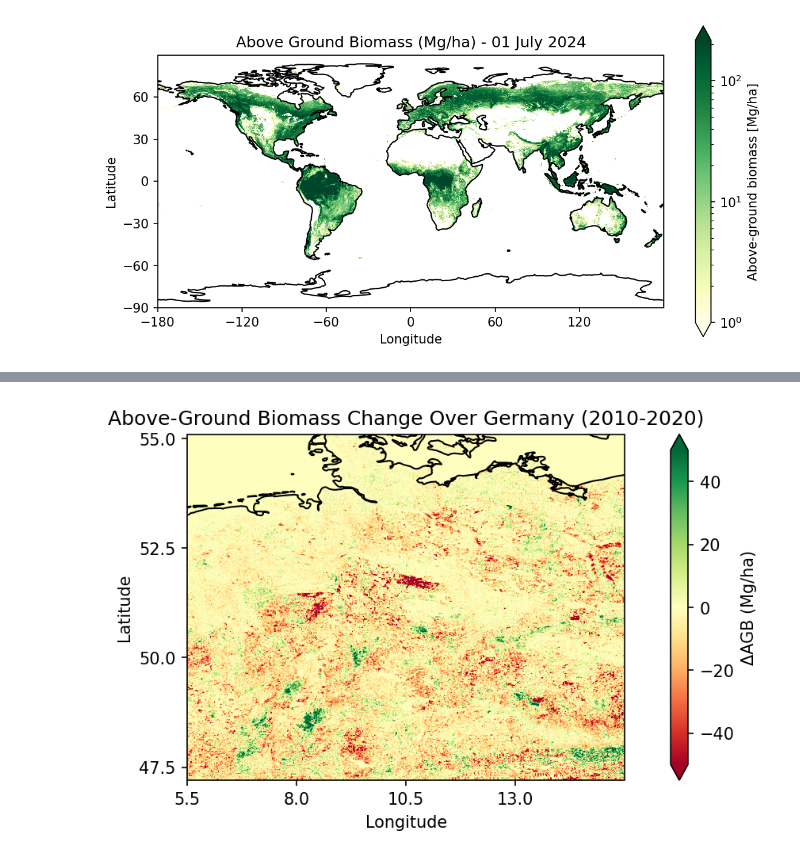
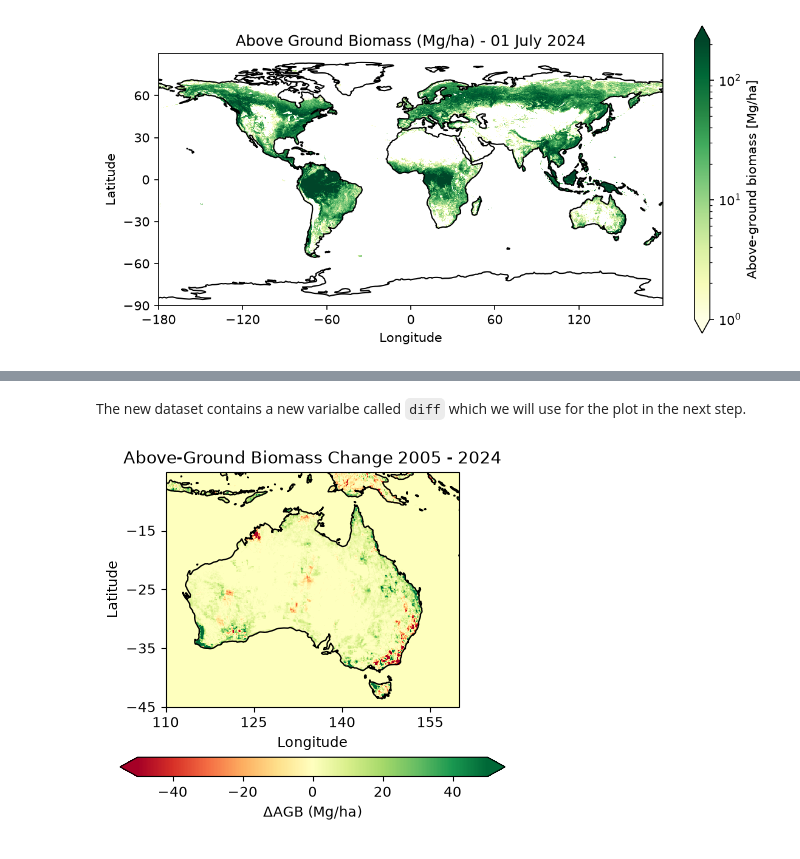
Before and after one commit to esa-cci/cci-notebooks, a Jupyter notebook: notebooks/Biomass_CCI.ipynb, the cells around one changed output, grey strips where cells are left out. Drawn from its saved outputs; the diff is of its cells as text; code cells hidden in the pictures.

```diff
--- a/notebooks/Biomass_CCI.ipynb
+++ b/notebooks/Biomass_CCI.ipynb
@@ -95,7 +98,7 @@ Before opening the dataset, we define a few key parameters:
 - **Variables**: which data variable(s) to retrieve
 - *(Optional)* **Bounding box**: spatial region of interest — here we skip it to load the global dataset
 # %%
-variables = ['agb']  # Variable to retrieve
+variables = ['agb', 'agb_sd']  # Variable to retrieve
 start_date = '2014-01-01'    # Start and end date (same for a single timestep)
 end_date = '2024-12-31'
 # %% [markdown]
@@ -265,3 +276,0 @@ We start again by defining the data ID and inspecting the dataset.
-# %%
-data_id = 'esacci.BIOMASS.yr.L4.AGB.multi-sensor.multi-platform.DIFF.7-0.1000m-2020-2010'
-cci_store.describe_data(data_id)
@@ -272,13 +277,9 @@ The variable we would like to plot here is called `diff` which we will define wh
 # %%
-# Building a subset for Germany and saving it into a new dataset
-bbox = [5.5, 47.2, 15.5, 55.1] # bounding box or Germany, the values are given as lon_min, lat_min, lon_max, lat_max
-
-# Opening the data with the toolbox
-biomass_diff, biomass_diff_name = open_data(data_id,var_names="diff")
+# defining the bounding box
+bbox = [110,-45,160,-5] # the values are given as lon_min, lat_min, lon_max, lat_max
 
 # Calling the spatial subset operator
 subset_spatial_op = get_op('subset_spatial')
 
 # Applying the spatial subset operator on the biomass dataset with the above defined bbox
-biomass_sub = subset_spatial_op(ds=biomass_diff, region=bbox)
-biomass_sub
+biomass_sub = subset_spatial_op(ds=biomass_ds, region=bbox)
@@ -372,0 +286,7 @@ POLYGON((5.490000000000009 47.21, 5.490000000000009 55.099999999999994, 15.50000
+# %%
+# importing the agb_change operator
+from esa_climate_toolbox.ops import agb_change
+
+# defining a new dataset with the change in above ground biomass agb, using the subset built above
+diff_ds = agb_change(ds=biomass_sub,reference="2005-07-02",difference="2024-07-01", agb_name='agb')
+diff_ds
@@ -373,30 +340,36 @@ POLYGON((5.490000000000009 47.21, 5.490000000000009 55.099999999999994, 15.50000
+# %% [markdown]
+The new dataset contains a new varialbe called `diff` which we will use for the plot in the next step.
 # %%
+import matplotlib.colors as mcolors
+
 # defining the limits of the colorbar and the center of the colormap
-norm = TwoSlopeNorm(vmin=-50, vcenter=0, vmax=50)
+norm = mcolors.TwoSlopeNorm(vmin=-50, vcenter=0, vmax=50)
 
 # defining the dates for the title by reading the data_id
 start_year, end_year = data_id.split('-')[-2:]
 dataset_year = f"{end_year}-{start_year}"
 
 
 plot_map(
-    biomass_sub,
+    diff_ds,
     var="diff",
     projection="PlateCarree",
-    title="Above-Ground Biomass Change Over Germany (" + dataset_year + ")",
+    title="Above-Ground Biomass Change 2005 - 2024",
     region=bbox,
     properties=dict(cmap="RdYlGn",
                     shading="auto",
-                    xticks=np.arange(5.5, 15.5, 2.5),
-                    yticks=np.arange(47.5, 55.5, 2.5),
+                    xticks=np.arange(110, 165, 15),
+                    yticks=np.arange(-45, -10, 10),
                     norm=norm,
                     cbar_kwargs={
-                        "label": "ΔAGB (Mg/ha)"
+                        "label": "ΔAGB (Mg/ha)",
+                        "location": "bottom",
+                        "shrink": 0.5
                     }
                     )
 )
 plt.gca().set_xlabel("Longitude")
 plt.gca().set_ylabel("Latitude")
 plt.show()
 # %% [output]
-[figure, old version]
+[figure, new version]
```
Also changed, not shown: parts of 10 cells of this notebook.
